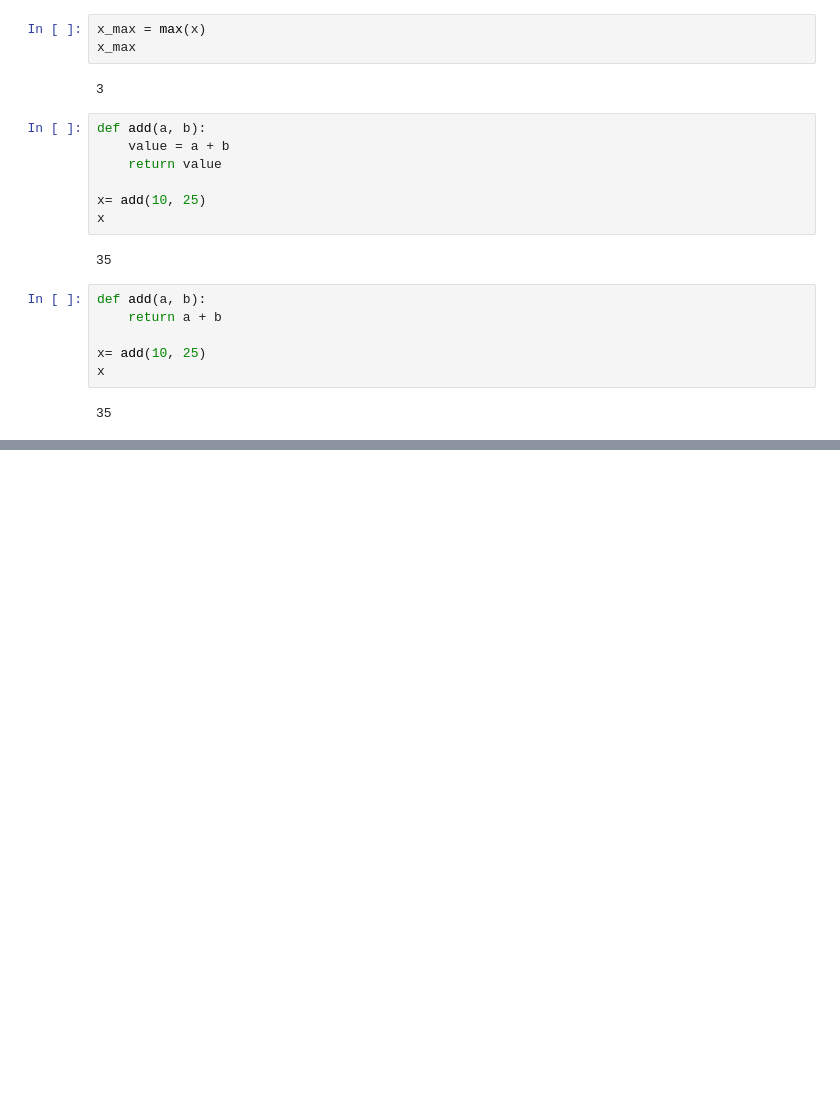
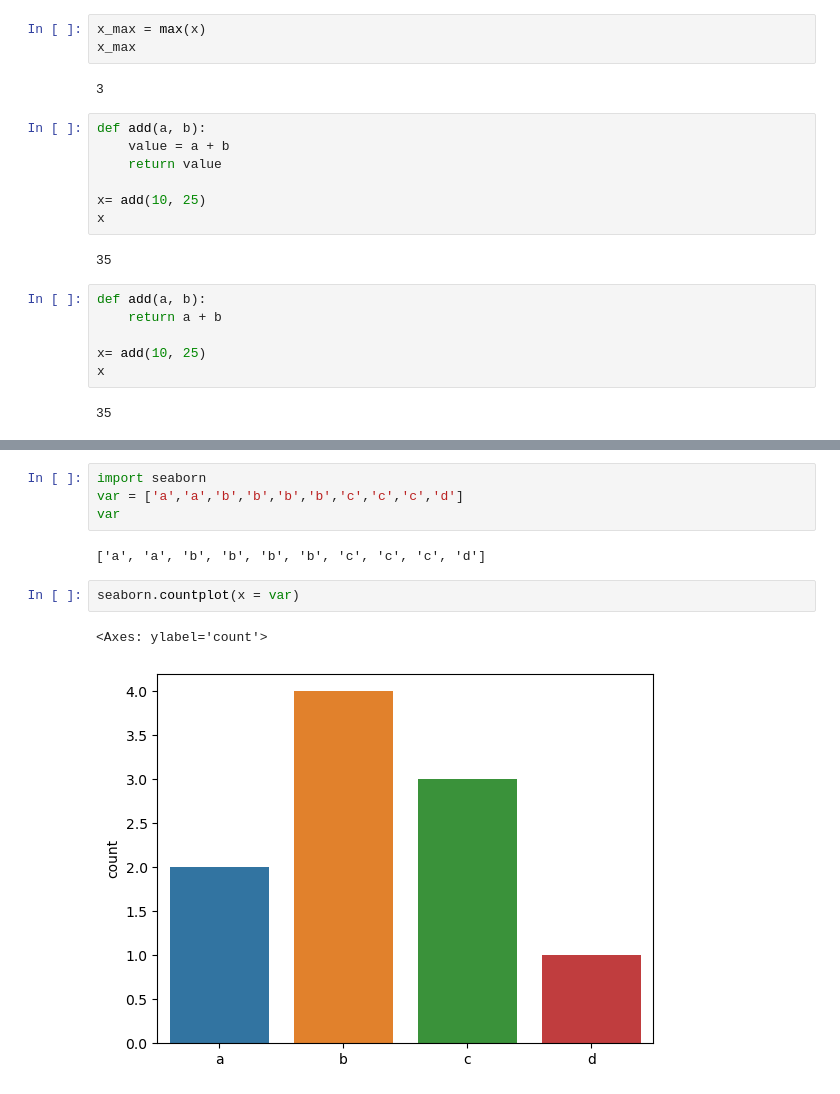
Before and after one commit to sometwo7575/kit_bigdata, a Jupyter notebook: src/chapter03.ipynb, the cells around one changed output, grey strips where cells are left out. Drawn from its saved outputs; the diff is of its cells as text; blank space fills up the shorter version.

```diff
--- a/src/chapter03.ipynb
+++ b/src/chapter03.ipynb
@@ -110,0 +119,11 @@ x
+# %%
+import seaborn
+var = ['a','a','b','b','b','b','c','c','c','d']
+var
+# %% [output]
+['a', 'a', 'b', 'b', 'b', 'b', 'c', 'c', 'c', 'd']
+# %%
+seaborn.countplot(x = var)
+# %% [output]
+<Axes: ylabel='count'>
+[figure, added]
```
Also changed, not shown: parts of 7 cells of this notebook.
